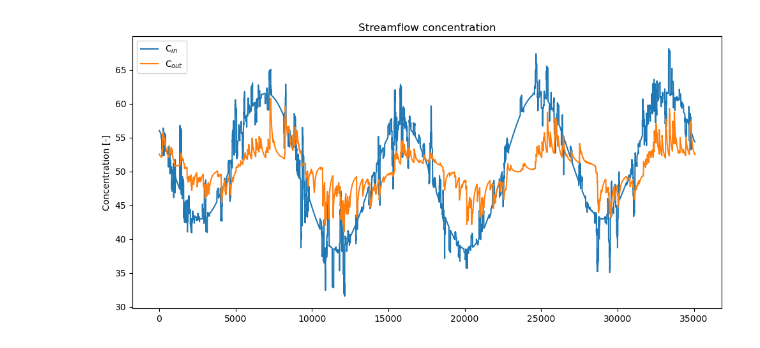
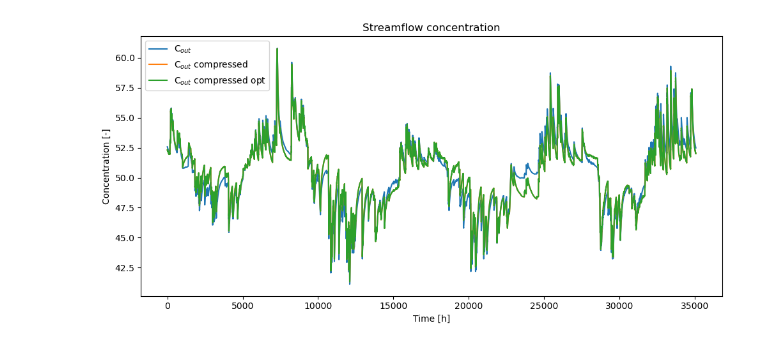
Before and after one commit to rmiazza/buckets_chain, a Jupyter notebook: buckets_chain_spinup_conc.ipynb, the cells around one changed output. Saved outputs shown, nothing was run; the diff lists cells and outputs as text; code cells hidden in the pictures.

```diff
--- a/buckets_chain_spinup_conc.ipynb
+++ b/buckets_chain_spinup_conc.ipynb
@@ -38,12 +38,12 @@ orig_data_len = len(J)
 max_data_len = len(J_w_spinup)
 spinup_len = max_data_len - orig_data_len
 
-S_u = np.zeros(max_data_len)
+S_u = np.zeros(max_data_len + 1)
 S_l = np.zeros_like(S_u)
 
-L = np.zeros_like(S_u)
-Q_l = np.zeros_like(S_u)
-Q_s = np.zeros_like(S_u)
+L = np.zeros(max_data_len)
+Q_l = np.zeros_like(L)
+Q_s = np.zeros_like(L)
 
 S_u[0] = S_u_ref
 S_l[0] = S_l_ref
@@ -56,5 +56,5 @@ p_S_l = np.zeros_like(p_S_u)
 p_Q_l = np.zeros_like(p_S_u) #np.zeros([len(J),2*len(J)]) for full convolution
 p_Q_s = np.zeros_like(p_S_u)
 
-norm_L = np.zeros_like(S_u)
-norm_Q_l = np.zeros_like(S_u)
+norm_L = np.zeros_like(L)
+norm_Q_l = np.zeros_like(L)
@@ -66,11 +70,11 @@ for j in range(max_data_len-1):
     S_u[j+1] = S_u[j] + J_w_spinup[j] - L[j]
 
     # lower box
-    Q_l[j] = (1 - n) * P_bar * (S_l[j] / S_l_ref)**b_l
-    S_l[j+1] = S_l[j] + (1-n) * L[j] - Q_l[j]
+    Q_l[j] = (1 - nu) * P_bar * (S_l[j] / S_l_ref)**b_l
+    S_l[j+1] = S_l[j] + (1-nu) * L[j] - Q_l[j]
 
     # stream discharge
-    Q_s[j] = n * L[j] + Q_l[j]
+    Q_s[j] = nu * L[j] + Q_l[j]
 
     # prepare normalised outflows
     norm_L[j] = L[j] / S_u[j]
@@ -86,9 +90,9 @@ for j in range(max_data_len-1):
 
         # lower box
 
-        p_S_l[k,:j+1] = ((1 - n) * L[j::-1] / S_l[j]) * np.exp(-np.cumsum(norm_Q_l[j::-1]))
+        p_S_l[k,:j+1] = ((1 - nu) * L[j::-1] / S_l[j]) * np.exp(-np.cumsum(norm_Q_l[j::-1]))
         p_Q_l[k,:j+1] = scipy.signal.convolve(p_S_l[k,:j+1], p_S_u[k,:j+1], mode='full', method='fft')[:(j+1)]
         #p_Q_l[j,:(2*(j+1)-1)] = scipy.signal.convolve(p_S_l[j,:j+1], p_S_u[j,:j+1], mode='full', method='fft')
 
         # streamflow age
-        p_Q_s[k,:j+1] = n * L[j] / (n * L[j] + Q_l[j]) * p_S_u[k,:j+1] + Q_l[j] / (n * L[j] + Q_l[j]) * p_Q_l[k,:j+1]
+        p_Q_s[k,:j+1] = nu * L[j] / (nu * L[j] + Q_l[j]) * p_S_u[k,:j+1] + Q_l[j] / (nu * L[j] + Q_l[j]) * p_Q_l[k,:j+1]
@@ -103,11 +109,11 @@ for j in range(max_data_len-1):
     S_u[j+1] = S_u[j] + J_w_spinup[j] - L[j]
 
     # lower box
-    Q_l[j] = (1 - n) * P_bar * (S_l[j] / S_l_ref)**b_l
-    S_l[j+1] = S_l[j] + (1-n) * L[j] - Q_l[j]
+    Q_l[j] = (1 - nu) * P_bar * (S_l[j] / S_l_ref)**b_l
+    S_l[j+1] = S_l[j] + (1-nu) * L[j] - Q_l[j]
 
     # stream discharge
-    Q_s[j] = n * L[j] + Q_l[j]
+    Q_s[j] = nu * L[j] + Q_l[j]
 
     # prepare normalised outflows
     norm_L[j] = L[j] / S_u[j]
@@ -120,11 +126,11 @@ for j in range(max_data_len-1):
         p_S_u_temp = (J_w_spinup[j::-1] / S_u[j]) * np.exp(-np.cumsum(norm_L[j::-1]))
 
         # lower box
-        p_S_l_temp = ((1 - n) * L[j::-1] / S_l[j]) * np.exp(-np.cumsum(norm_Q_l[j::-1]))  # age since entry in lower box
+        p_S_l_temp = ((1 - nu) * L[j::-1] / S_l[j]) * np.exp(-np.cumsum(norm_Q_l[j::-1]))  # age since entry in lower box
         p_Q_l_temp = scipy.signal.convolve(p_S_l_temp, p_S_u_temp, mode='full', method='fft')[:(j + 1)]
 
         # streamflow age
-        p_Q_s_temp = n * L[j] / (n * L[j] + Q_l[j]) * p_S_u_temp + Q_l[j] / (n * L[j] + Q_l[j]) * p_Q_l_temp
+        p_Q_s_temp = nu * L[j] / (nu * L[j] + Q_l[j]) * p_S_u_temp + Q_l[j] / (nu * L[j] + Q_l[j]) * p_Q_l_temp
 
         # streamflow concentration
         Cout[j - spinup_len] = np.sum(Cin_w_spinup[j::-1] * p_Q_s_temp) / np.sum(p_Q_s_temp)
@@ -183,13 +420,16 @@ fig.suptitle('Hydrologic system');
 # %%
 fig, ax = plt.subplots(figsize=(10,5))
 
-ax.plot(Cin, label='C$_{in}$')
+#ax.plot(Cin, label='C$_{in}$')
 ax.plot(Cout, label='C$_{out}$')
+ax.plot(Cout_comp, label='C$_{out}$ compressed')
+ax.plot(Cout_comp_opt, label='C$_{out}$ compressed opt')
 
+ax.set_xlabel('Time [h]')
 ax.set_ylabel('Concentration [-]')
 ax.set_title('Streamflow concentration')
 ax.legend()
 
 fig.tight_layout();
 # %% [output]
-[figure, old version]
+[figure, new version]
```
Also changed, not shown: parts of 13 cells of this notebook.
